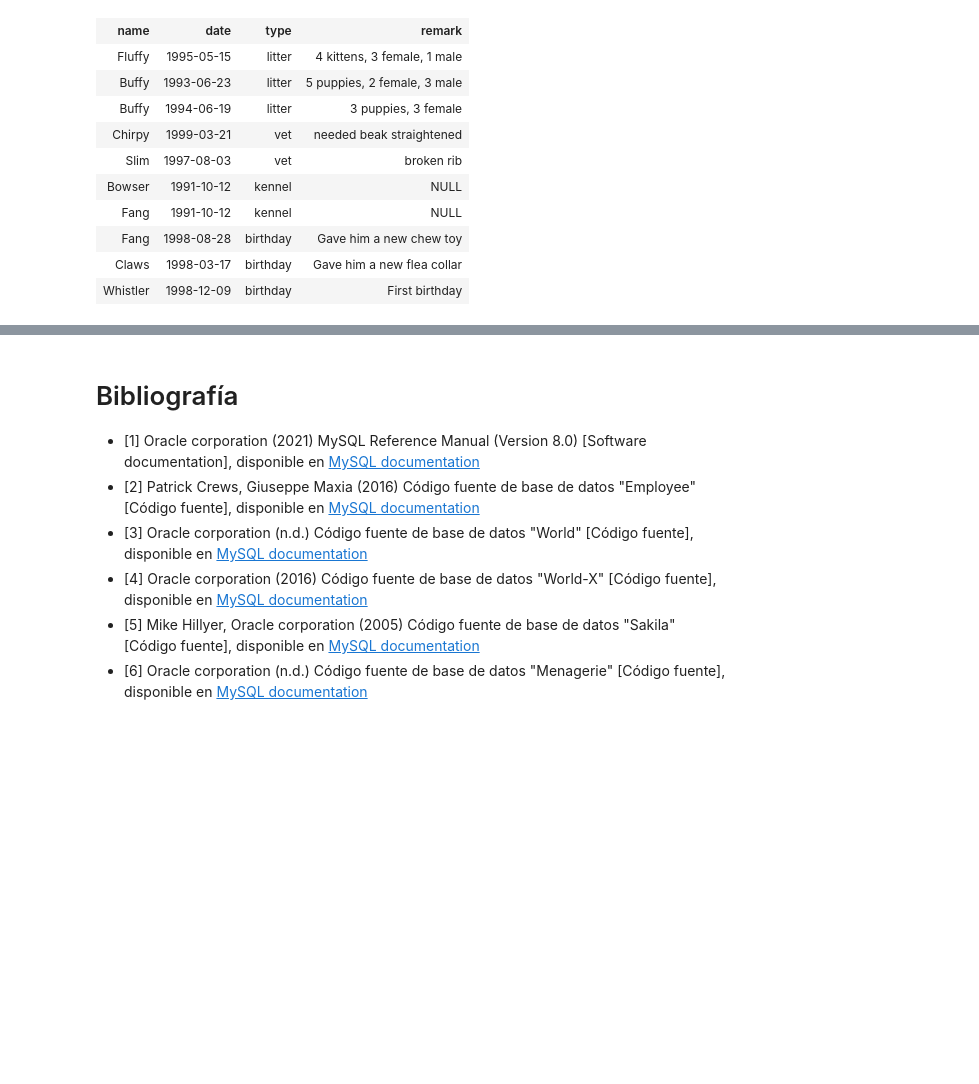
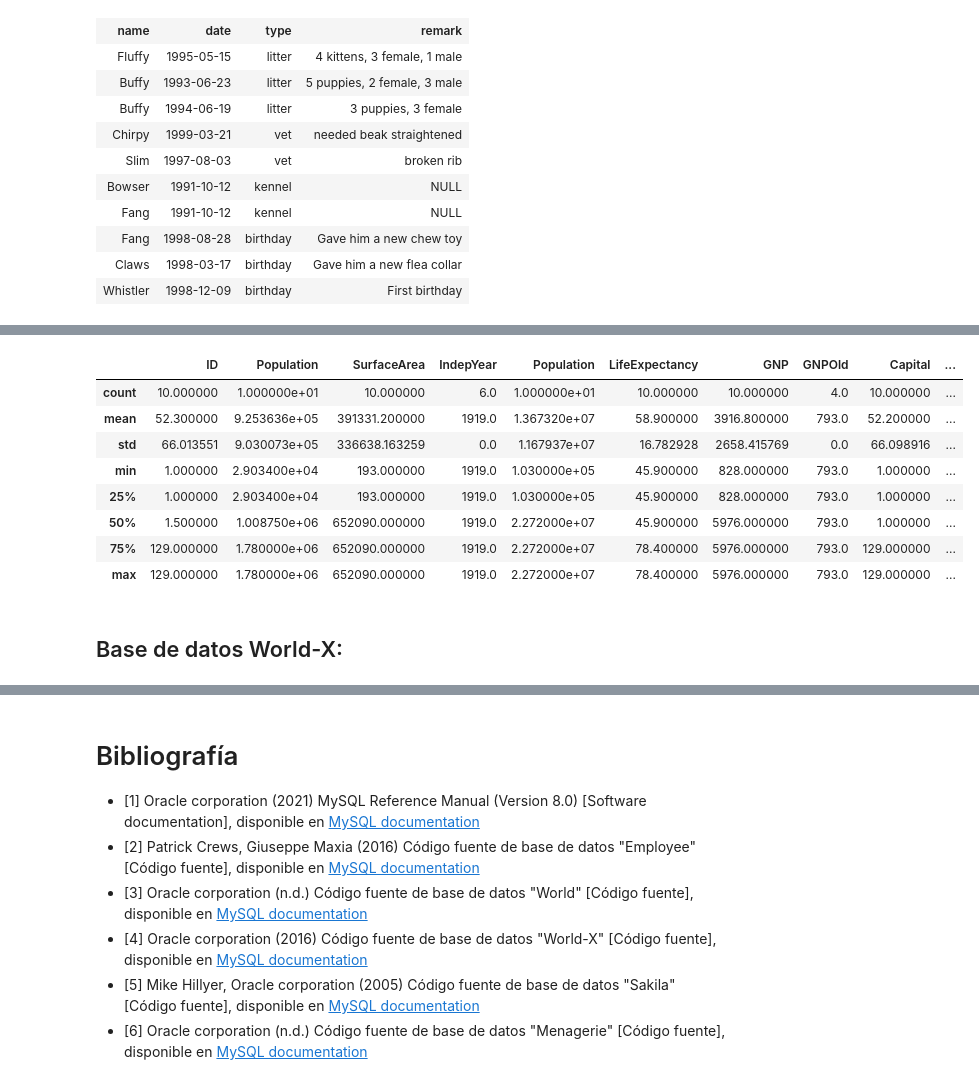
Before and after one commit to dicrojasch/big_data_homeworks, a Jupyter notebook: 5.base_datos/bases_de_datos.ipynb, the cells around one changed output, grey strips where cells are left out. Cells and saved outputs as stored; diff of their text form; code cells hidden in the pictures; blank space fills up the shorter version.

```diff
--- a/5.base_datos/bases_de_datos.ipynb
+++ b/5.base_datos/bases_de_datos.ipynb
@@ -429,0 +540,4 @@ SELECT * FROM menagerie.event;
+# %%
+df = pandas.read_sql("SELECT * FROM world.city c \
+JOIN world.country c2 ON c2.Code = c.CountryCode \
+JOIN world.countrylanguage c3 ON c3.CountryCode = c2.Code LIMIT 10;", engine)
@@ -429,0 +554,14 @@ SELECT * FROM menagerie.event;
+# %%
+df.describe()
+# %% [output]
+|  | ID | Population | SurfaceArea | IndepYear | Population | LifeExpectancy | GNP | GNPOld | Capital | ... |
+| count | 10.000000 | 1.000000e+01 | 10.000000 | 6.0 | 1.000000e+01 | 10.000000 | 10.000000 | 4.0 | 10.000000 | ... |
+| mean | 52.300000 | 9.253636e+05 | 391331.200000 | 1919.0 | 1.367320e+07 | 58.900000 | 3916.800000 | 793.0 | 52.200000 | ... |
+| std | 66.013551 | 9.030073e+05 | 336638.163259 | 0.0 | 1.167937e+07 | 16.782928 | 2658.415769 | 0.0 | 66.098916 | ... |
+| min | 1.000000 | 2.903400e+04 | 193.000000 | 1919.0 | 1.030000e+05 | 45.900000 | 828.000000 | 793.0 | 1.000000 | ... |
+| 25% | 1.000000 | 2.903400e+04 | 193.000000 | 1919.0 | 1.030000e+05 | 45.900000 | 828.000000 | 793.0 | 1.000000 | ... |
+| 50% | 1.500000 | 1.008750e+06 | 652090.000000 | 1919.0 | 2.272000e+07 | 45.900000 | 5976.000000 | 793.0 | 1.000000 | ... |
+| 75% | 129.000000 | 1.780000e+06 | 652090.000000 | 1919.0 | 2.272000e+07 | 78.400000 | 5976.000000 | 793.0 | 129.000000 | ... |
+| max | 129.000000 | 1.780000e+06 | 652090.000000 | 1919.0 | 2.272000e+07 | 78.400000 | 5976.000000 | 793.0 | 129.000000 | ... |
+# %% [markdown]
+## Base de datos World-X:
```
Also changed, not shown: parts of 45 cells of this notebook, 2 other files.
